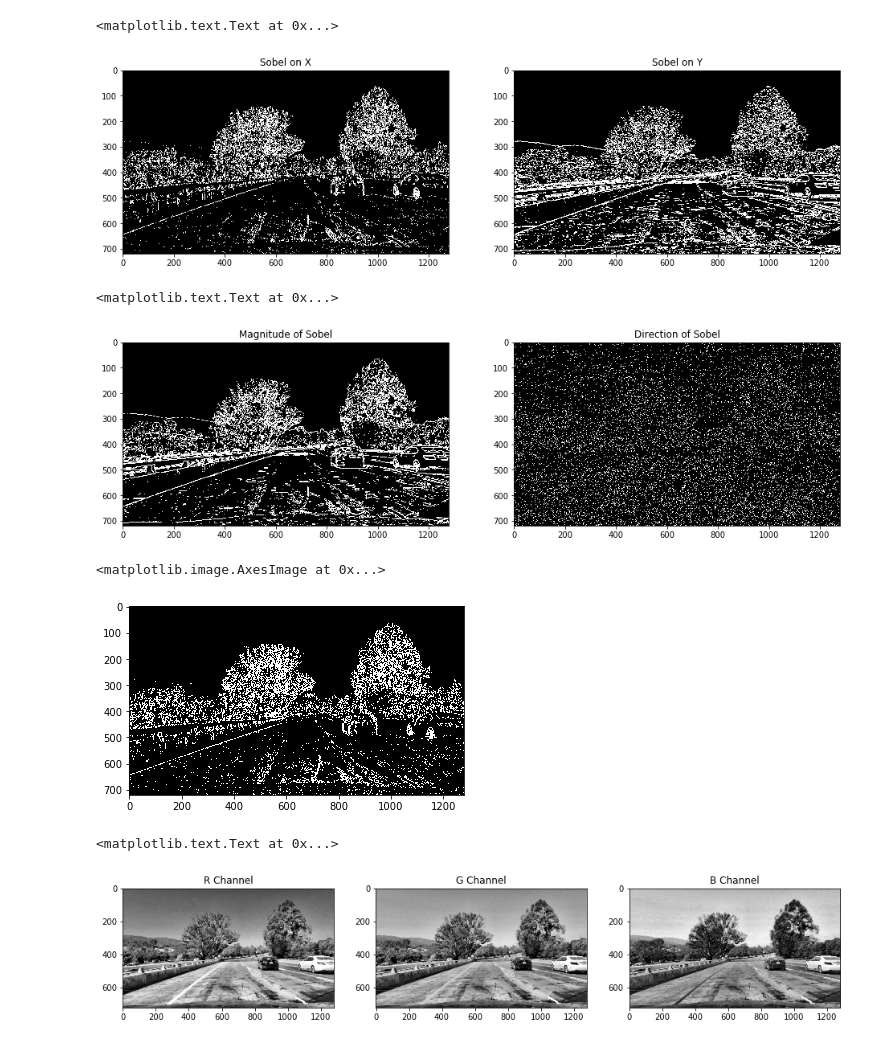
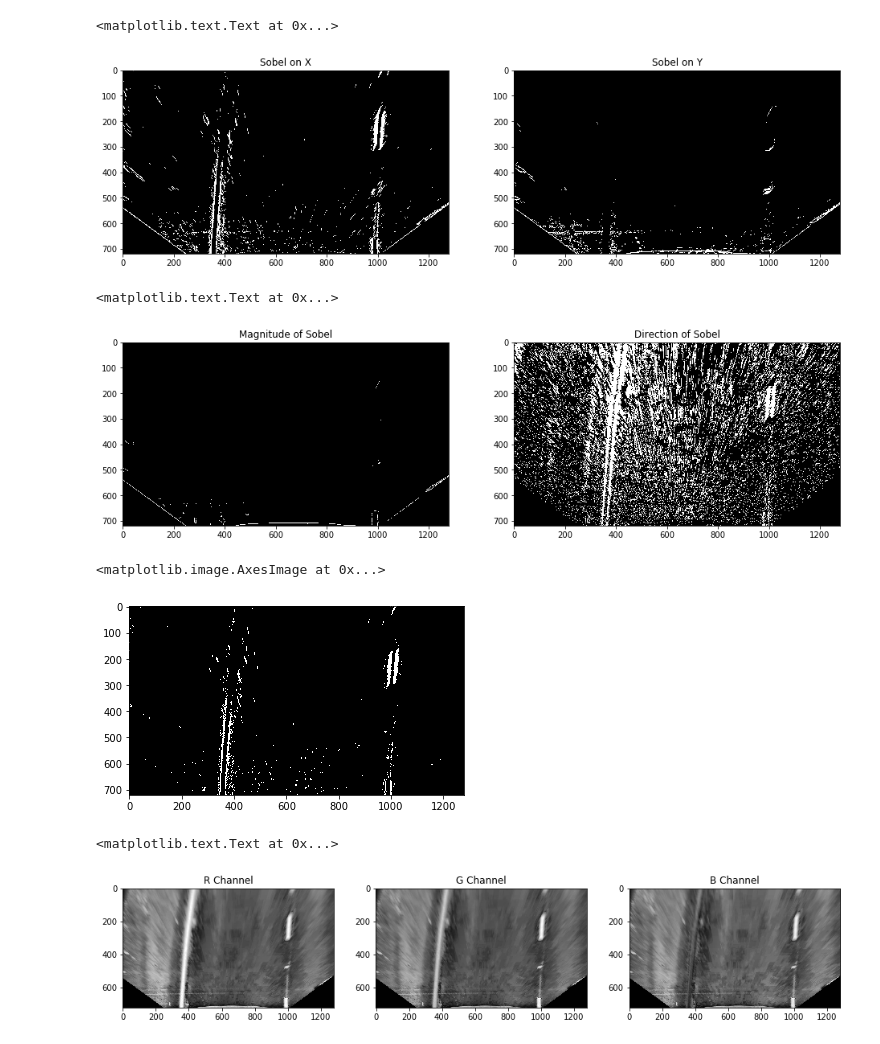
Before and after one commit to rubiruchi/SDND-Advanced_Lane_Finding, a Jupyter notebook: model_testing.ipynb, the cells around one changed output. Cells and saved outputs as stored; diff of their text form; code cells hidden in the pictures.

```diff
--- a/model_testing.ipynb
+++ b/model_testing.ipynb
@@ -200,12 +253,11 @@ ax2.imshow(persp2_warped)
 # %%
-img_name = 'test1'
+img_name = 'test16'
 # %%
 test_image = plt.imread('test_images/{}.jpg'.format(img_name))
 #test_image = convert_to_grayscale(test_image, in_type = 'RGB')
-undistorted = cv2.undistort(test_image, mtx, dist, None, mtx)
-undistorted = img_as_ubyte(equalize_adapthist(undistorted))
+undistorted_og = cv2.undistort(test_image, mtx, dist, None, mtx)
 f, (ax1, ax2) = plt.subplots(1, 2, figsize = (16,9))
 ax1.imshow(test_image, cmap = 'gray')
-ax2.imshow(undistorted, cmap = 'gray')
+ax2.imshow(undistorted_og, cmap = 'gray')
 # %% [output]
 <matplotlib.image.AxesImage at 0x...>
@@ -212,0 +265,3 @@ ax2.imshow(undistorted, cmap = 'gray')
+# %%
+undistorted = img_as_ubyte(equalize_adapthist(undistorted_og))
+plt.imshow(undistorted)
@@ -212,0 +271,3 @@ ax2.imshow(undistorted, cmap = 'gray')
+# %%
+masked_warped = img_as_ubyte(equalize_adapthist(rescale_intensity(perspective_transform(set_mask(undistorted), M))))
+plt.imshow(masked_warped)
@@ -213,8 +277,8 @@ ax2.imshow(undistorted, cmap = 'gray')
 # %%
 threshx = (20, 255)
 threshy = (20, 255)
-sobelx = sobel_thresh(convert_to_grayscale(undistorted, in_type = 'RGB'), orient = 'x', thresh = threshx)
-sobely = sobel_thresh(convert_to_grayscale(undistorted, in_type = 'RGB'), orient = 'y', thresh = threshy)
+sobelx = sobel_thresh(convert_to_grayscale(masked_warped, in_type = 'RGB'), orient = 'x', thresh = threshx)
+sobely = sobel_thresh(convert_to_grayscale(masked_warped, in_type = 'RGB'), orient = 'y', thresh = threshy)
 f, (ax1, ax2) = plt.subplots(1,2,figsize = (16,9))
 ax1.imshow(sobelx, cmap = 'gray')
 ax1.set_title('Sobel on X')
@@ -222,30 +286,30 @@ ax2.imshow(sobely, cmap = 'gray')
 ax2.set_title('Sobel on Y')
 # %% [output]
 <matplotlib.text.Text at 0x...>
-[figure, old version]
+[figure, new version]
 # %%
-threshmag = (30, 255)
-mag = mag_thresh(convert_to_grayscale(undistorted, in_type = 'RGB'), thresh = threshmag)
-threshdir = (0.9, 1.1)
-dirt = dir_thresh(convert_to_grayscale(undistorted, in_type = 'RGB'), thresh = threshdir)
+threshmag = (50, 255)
+mag = mag_thresh(convert_to_grayscale(masked_warped, in_type = 'RGB'), thresh = threshmag)
+threshdir = (np.pi/2-np.pi/8, np.pi/2+np.pi/8)
+dirt = dir_thresh(convert_to_grayscale(masked_warped, in_type = 'RGB'), thresh = threshdir)
 
 f, (ax1, ax2) = plt.subplots(1,2,figsize = (16,9))
 ax1.imshow(mag, cmap = 'gray')
 ax1.set_title('Magnitude of Sobel')
 ax2.imshow(dirt, cmap = 'gray')
 ax2.set_title('Direction of Sobel')
 # %% [output]
 <matplotlib.text.Text at 0x...>
-[figure, old version]
+[figure, new version]
 # %%
 combined = np.zeros_like(mag)
-combined[(sobelx==1) | ((sobely == 1) & (dirt == 1))] = 1
+combined[((dirt == 1))& (sobelx == 1)] = 1
 plt.imshow(combined, cmap = 'gray')
 # %% [output]
 <matplotlib.image.AxesImage at 0x...>
-[figure, old version]
+[figure, new version]
 # %%
-R,G,B = get_RGB_channels(undistorted)
+R,G,B = get_RGB_channels(masked_warped)
 f, (ax1, ax2, ax3) = plt.subplots(1,3, figsize = (16,9))
 ax1.imshow(R, cmap = 'gray')
 ax1.set_title('R Channel')
@@ -255,7 +319,7 @@ ax3.imshow(B, cmap = 'gray')
 ax3.set_title('B Channel')
 # %% [output]
 <matplotlib.text.Text at 0x...>
-[figure, old version]
+[figure, new version]
 # %%
 R_thresh = (215,255)
 G_thresh = (175,255)
```
Also changed, not shown: parts of 29 cells of this notebook, 3 other files.
